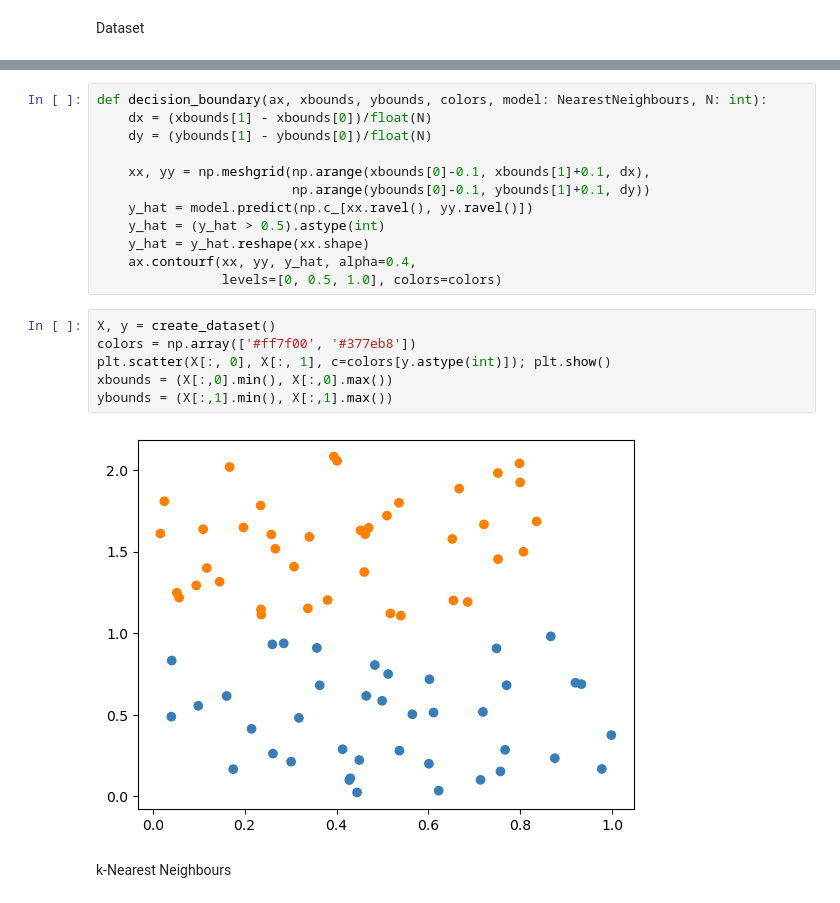
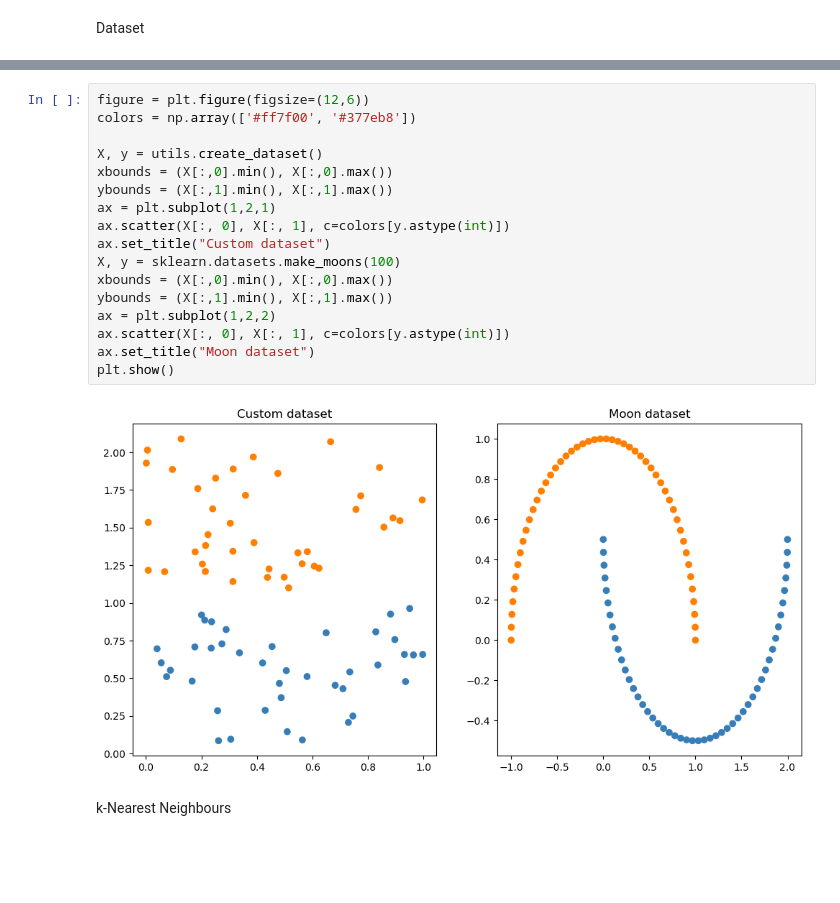
Before and after one commit to bmalick/machine-learning-grind, a Jupyter notebook: 01-machine-learning/08-nearest-neighbours/main.ipynb, the cells around one changed output, grey strips where cells are left out. Drawn from its saved outputs; the diff is of its cells as text; blank space fills up the shorter version.

Commit message:
nearest neighbours - code of notebook and add moon dataset and better viz

```diff
--- a/01-machine-learning/08-nearest-neighbours/main.ipynb
+++ b/01-machine-learning/08-nearest-neighbours/main.ipynb
@@ -32,23 +9,22 @@ def create_dataset(add_bad_labels: bool = False):
-# %%
-def decision_boundary(ax, xbounds, ybounds, colors, model: NearestNeighbours, N: int):
-    dx = (xbounds[1] - xbounds[0])/float(N)
-    dy = (ybounds[1] - ybounds[0])/float(N)
-
-    xx, yy = np.meshgrid(np.arange(xbounds[0]-0.1, xbounds[1]+0.1, dx),
-                         np.arange(ybounds[0]-0.1, ybounds[1]+0.1, dy))
-    y_hat = model.predict(np.c_[xx.ravel(), yy.ravel()])
-    y_hat = (y_hat > 0.5).astype(int)
-    y_hat = y_hat.reshape(xx.shape)
-    ax.contourf(xx, yy, y_hat, alpha=0.4,
-                levels=[0, 0.5, 1.0], colors=colors)
-# %%
-X, y = create_dataset()
-colors = np.array(['#ff7f00', '#377eb8'])
-plt.scatter(X[:, 0], X[:, 1], c=colors[y.astype(int)]); plt.show()
-xbounds = (X[:,0].min(), X[:,0].max())
-ybounds = (X[:,1].min(), X[:,1].max())
-# %% [output]
-[figure, removed]
+# %%
+figure = plt.figure(figsize=(12,6))
+colors = np.array(['#ff7f00', '#377eb8'])
+
+X, y = utils.create_dataset()
+xbounds = (X[:,0].min(), X[:,0].max())
+ybounds = (X[:,1].min(), X[:,1].max())
+ax = plt.subplot(1,2,1)
+ax.scatter(X[:, 0], X[:, 1], c=colors[y.astype(int)])
+ax.set_title("Custom dataset")
+X, y = sklearn.datasets.make_moons(100)
+xbounds = (X[:,0].min(), X[:,0].max())
+ybounds = (X[:,1].min(), X[:,1].max())
+ax = plt.subplot(1,2,2)
+ax.scatter(X[:, 0], X[:, 1], c=colors[y.astype(int)])
+ax.set_title("Moon dataset")
+plt.show()
+# %% [output]
+[figure, added]
 # %% [markdown]
 k-Nearest Neighbours
 # %%
```
Also changed, not shown: parts of 12 cells of this notebook, 3 other files.
